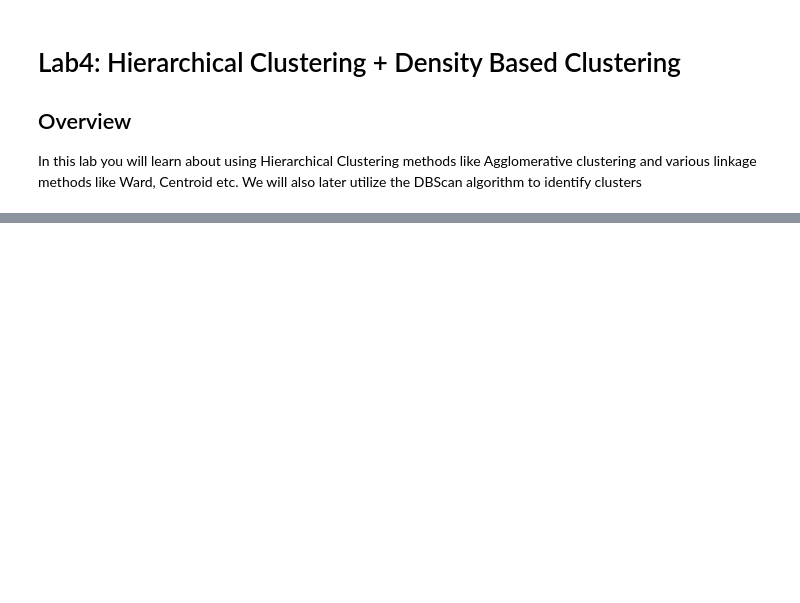
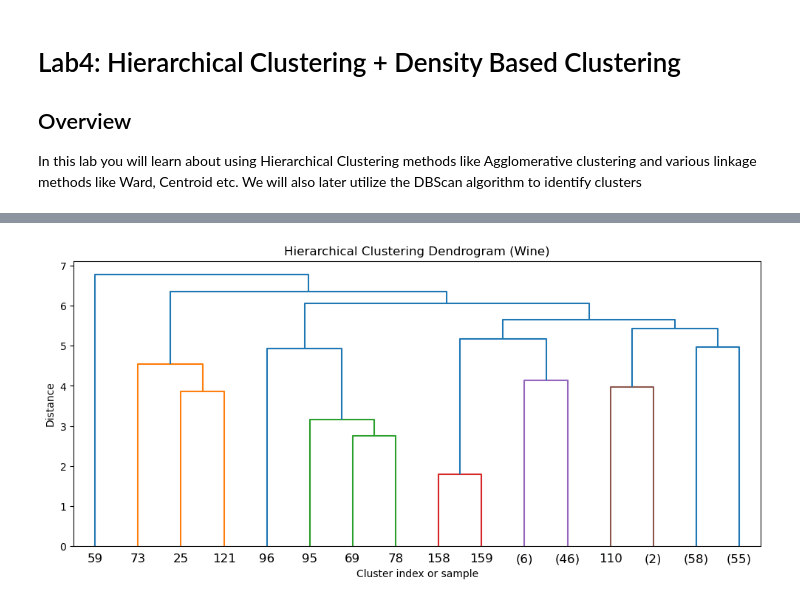
Before and after one commit to CS506-Boston-University/lab4-hamdi-aa, a Jupyter notebook: Lab_4.ipynb, the cells around one changed output, grey strips where cells are left out. Saved outputs shown, nothing was run; the diff lists cells and outputs as text; code cells hidden in the pictures; blank space fills up the shorter version.

```diff
--- a/Lab_4.ipynb
+++ b/Lab_4.ipynb
@@ -78,22 +90,24 @@ plt.show()
 # %%
 import matplotlib.pyplot as plt
 from scipy.cluster.hierarchy import linkage, dendrogram
 
 # -------------------------
 # TODO Use Average method for the linkage method from scipy (part 3) (2 points)
 # ------------------------
-Z =
+Z = linkage(X_scaled, method="average")
 
 # ----------------------------
 # Implementation ends here
 # ----------------------------
 
 plt.figure(figsize=(12, 5))
 dendrogram(Z, truncate_mode="level", p=5)  # truncate for readability
 plt.title("Hierarchical Clustering Dendrogram (Wine)")
 plt.xlabel("Cluster index or sample")
 plt.ylabel("Distance")
 plt.show()
+# %% [output]
+[figure, added]
 # %%
 import matplotlib.pyplot as plt
 from scipy.cluster.hierarchy import linkage, dendrogram
```
Also changed, not shown: parts of 20 cells of this notebook.
